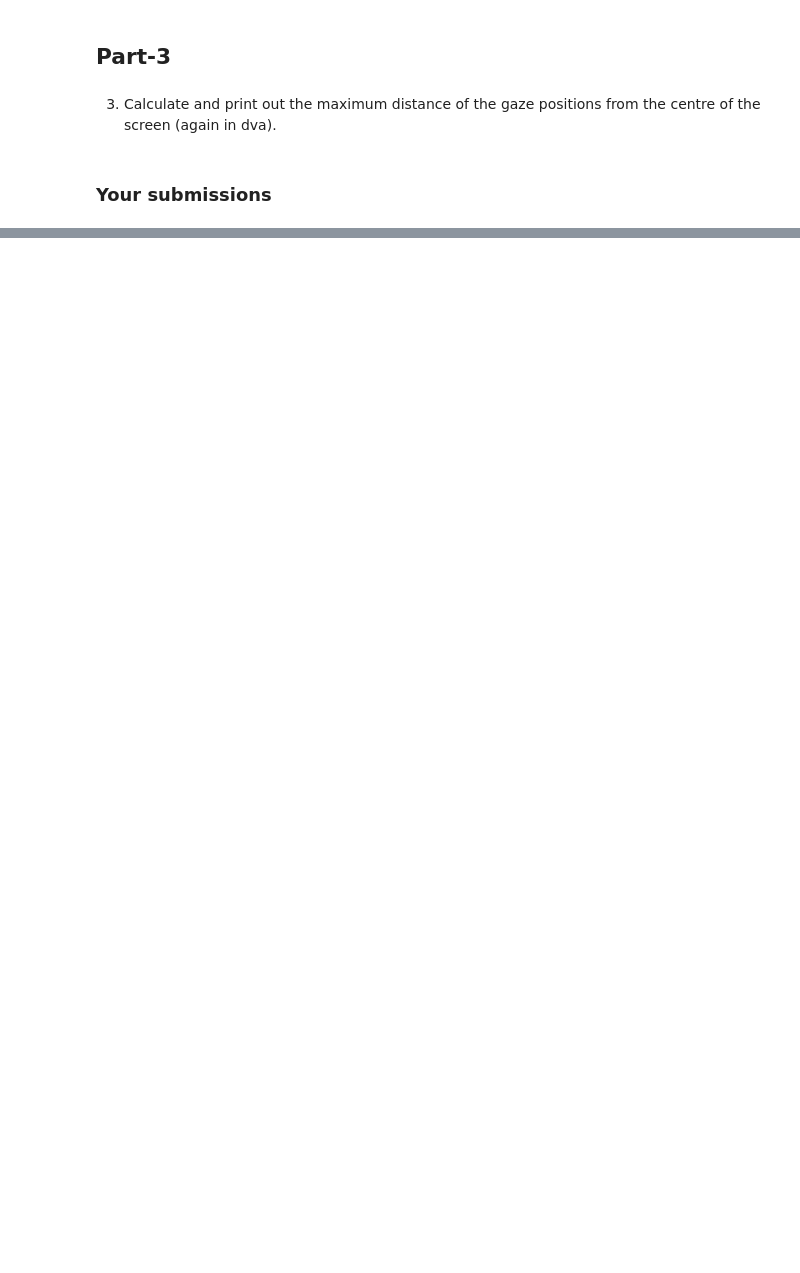
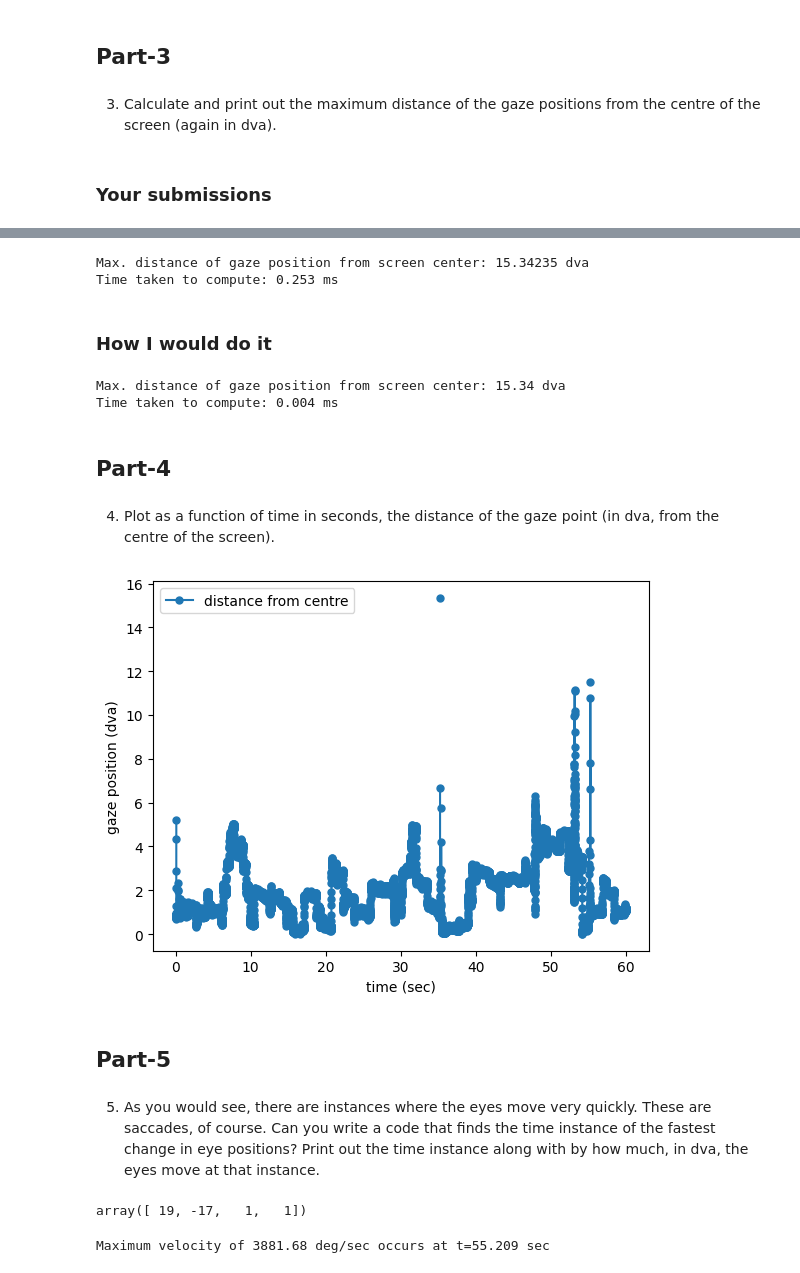
Before and after one commit to StaudiglLab/EMPRA_pythonTutorial_Summer25, a Jupyter notebook: tutorial-IV/assignmentDiscussion.ipynb, the cells around one changed output, grey strips where cells are left out. Saved outputs shown, nothing was run; the diff lists cells and outputs as text; code cells hidden in the pictures; blank space fills up the shorter version.

```diff
--- a/tutorial-IV/assignmentDiscussion.ipynb
+++ b/tutorial-IV/assignmentDiscussion.ipynb
@@ -157,7 +151,50 @@ maximum distance of gaze position: 14.090416408239719 dva (y)
 # %%
+import time
+timeStart=time.time()
+
 max_distance_dva = 0
 for num in range(len(ts)):
     distance_dva = np.sqrt(left_x_dva[num]**2 + left_y_dva[num]**2)
     if(distance_dva > max_distance_dva):
         max_distance_dva = distance_dva
-print(f"Max. distance of gaze position from screen center: {max_distance_dva:.2f} dva")
+print(f"Max. distance of gaze position from screen center: {max_distance_dva:.5f} dva")
+
+timeTaken=time.time()-timeStart
+print("Time taken to compute: %.3f ms"%(timeTaken))
+# %% [output]
+Max. distance of gaze position from screen center: 15.34235 dva
+Time taken to compute: 0.253 ms
+# %% [markdown]
+### How I would do it
+# %%
+import time
+timeStart=time.time()
+
+distance_dva=np.sqrt(left_x_dva**2 + left_y_dva**2)
+max_distance_dva=np.nanmax(distance_dva)
+print(f"Max. distance of gaze position from screen center: {max_distance_dva:.2f} dva")
+
+timeTaken=time.time()-timeStart
+print("Time taken to compute: %.3f ms"%(timeTaken))
+# %% [output]
+Max. distance of gaze position from screen center: 15.34 dva
+Time taken to compute: 0.004 ms
+# %% [markdown]
+## Part-4
+# %% [markdown]
+4. Plot as a function of time in seconds, the distance of the gaze point (in dva, from the
+centre of the screen).
+# %%
+#plt.plot(timeaxis,left_x_dva,label='x')
+#plt.plot(timeaxis,left_y_dva,label='y')
+plt.plot(timeaxis,distance_dva,label='distance from centre',marker='o',ms=5)
+plt.ylabel("gaze position (dva)")
+plt.xlabel("time (sec)")
+plt.legend(loc='upper left')
+plt.show()
+# %% [output]
+[figure, added]
+# %% [markdown]
+## Part-5
+# %% [markdown]
+5. As you would see, there are instances where the eyes move very quickly. These are saccades, of course. Can you write a code that finds the time instance of the fastest change in eye positions? Print out the time instance along with by how much, in dva, the eyes move at that instance.
@@ -163,0 +203,12 @@ print(f"Max. distance of gaze position from screen center: {max_distance_dva:.2f
+# %%
+np.diff([1,20,3,4,5])
+# %% [output]
+array([ 19, -17,   1,   1])
+# %%
+maxIndex=np.nanargmax(velocity)
+maxVelocity=velocity[maxIndex]
+maxTime=timeaxis[maxIndex]
+
+print("Maximum velocity of %.2f deg/sec occurs at t=%.3f sec"%(maxVelocity,maxTime))
+# %% [output]
+Maximum velocity of 3881.68 deg/sec occurs at t=55.209 sec
```
Also changed, not shown: parts of 7 cells of this notebook.
